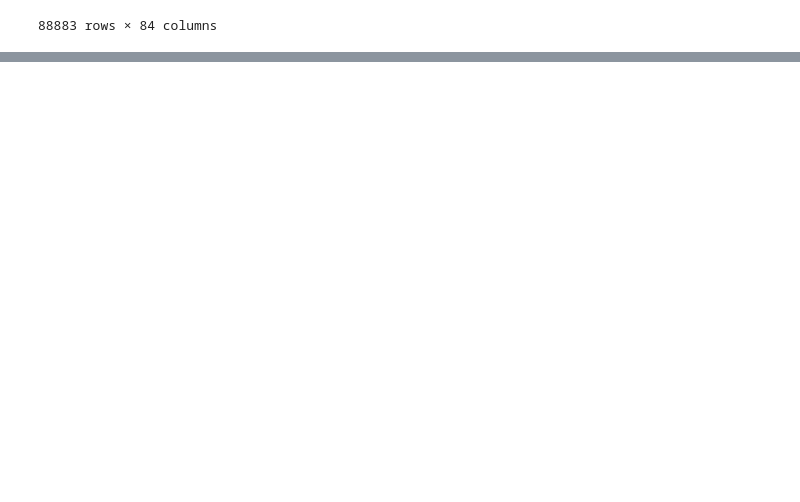
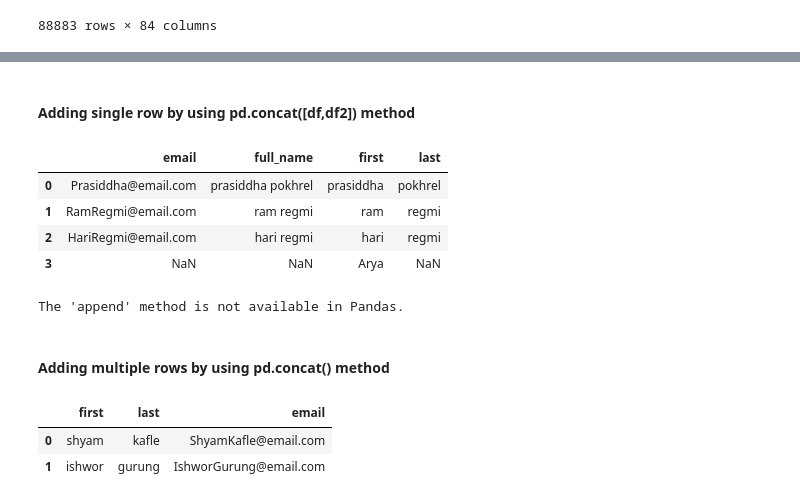
Before and after one commit to pkrlfamous/ML-Python, a Jupyter notebook: Pandas/pandas-practice.ipynb, the cells around one changed output, grey strips where cells are left out. Drawn from its saved outputs; the diff is of its cells as text; code cells hidden in the pictures; blank space fills up the shorter version.

```diff
--- a/Pandas/pandas-practice.ipynb
+++ b/Pandas/pandas-practice.ipynb
@@ -960,0 +1005,2 @@ df.head(2)
+# %%
+df['full_name'] = df['first'] + ' ' + df['last']
@@ -960,0 +1016,3 @@ df.head(2)
+# %%
+df.drop(columns = ['first','last'], inplace = True)
+df
@@ -960,0 +1033,3 @@ df.head(2)
+# %%
+df[['first','last']] = df['full_name'].str.split(' ', expand = True)
+df
@@ -960,0 +1046,37 @@ df.head(2)
+# %% [markdown]
+#### Adding single row by using pd.concat([df,df2]) method
+# %%
+df2 = pd.DataFrame({'first':['Arya']})
+# %%
+df = pd.concat([df, df2], ignore_index = True, axis = 0)
+# df.drop(0, axis = 1, inplace = True)
+# df.drop(df.index[3:11], axis = 0, inplace = True)
+df
+# %% [output]
+|  | email | full_name | first | last |
+| 0 | Prasiddha@email.com | prasiddha pokhrel | prasiddha | pokhrel |
+| 1 | RamRegmi@email.com | ram regmi | ram | regmi |
+| 2 | HariRegmi@email.com | hari regmi | hari | regmi |
+| 3 | NaN | NaN | Arya | NaN |
+# %%
+if hasattr(pd.DataFrame, 'append'):
+    print("The 'append' method is available in Pandas.")
+else:
+    print("The 'append' method is not available in Pandas.")
+# %% [output]
+The 'append' method is not available in Pandas.
+# %% [markdown]
+#### Adding multiple rows by using pd.concat() method
+# %%
+people = {
+    'first': ['shyam', 'ishwor'],
+    'last': ['kafle', 'gurung'],
+    'email': ['ShyamKafle@email.com', 'IshworGurung@email.com']
+}
+
+df3 = pd.DataFrame(people)
+df3
+# %% [output]
+|  | first | last | email |
+| 0 | shyam | kafle | ShyamKafle@email.com |
+| 1 | ishwor | gurung | IshworGurung@email.com |
```
Also changed, not shown: parts of 20 cells of this notebook.
